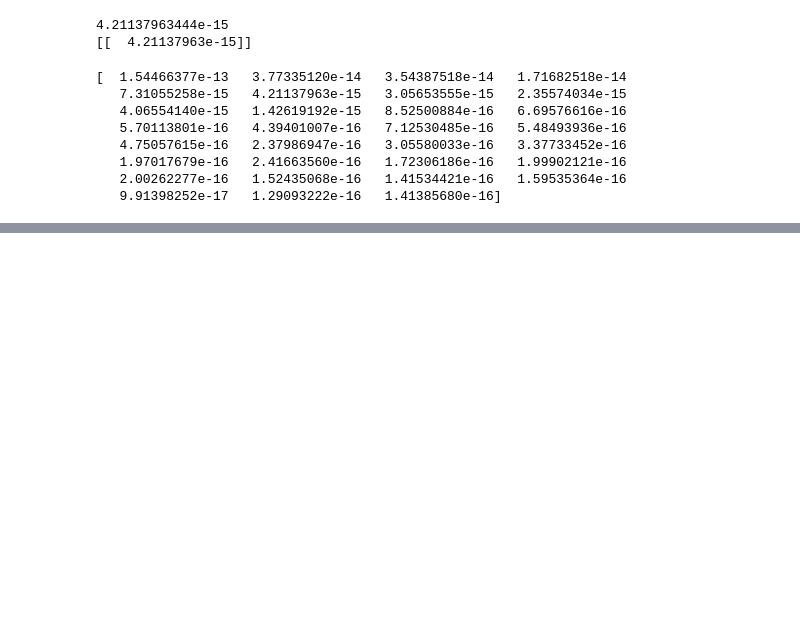
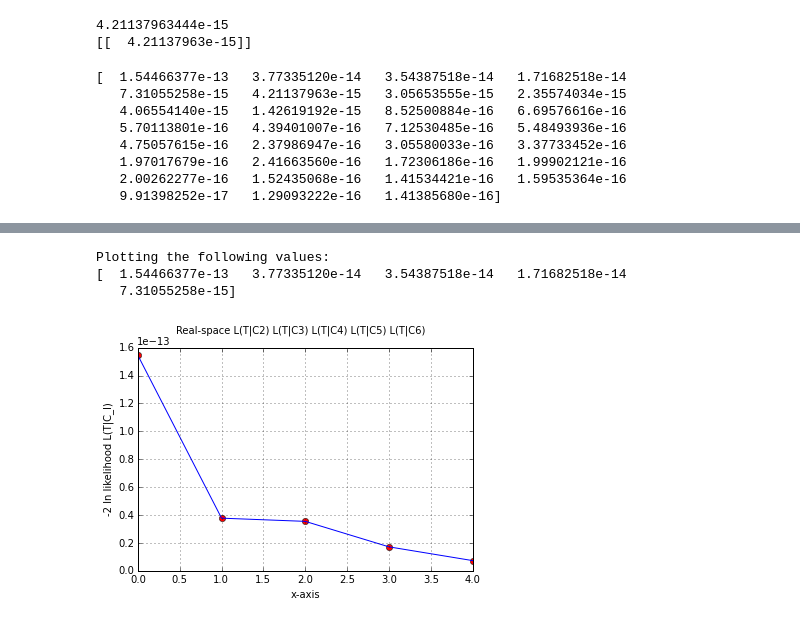
Before and after one commit to evanbiederstedt/CMBintheLikeHoodz, a Jupyter notebook: Likelihood_Comparison/June29_CMB_Likelihoods_2015.ipynb, the cells around one changed output, grey strips where cells are left out. Saved outputs shown, nothing was run; the diff lists cells and outputs as text; code cells hidden in the pictures; blank space fills up the shorter version.

```diff
--- a/Likelihood_Comparison/June29_CMB_Likelihoods_2015.ipynb
+++ b/Likelihood_Comparison/June29_CMB_Likelihoods_2015.ipynb
@@ -747,0 +762,20 @@ plt.plot(xx,yy)  # Plot Likelihood(T | C_l)
+# %%
+# Now plot only the values L(T|C2) L(T|C3) L(T|C4) L(T|C5) L(T|C6)
+
+print "Plotting the following values: "
+print str(likevalues[:5])
+
+y2 = likevalues[:5]
+
+fig2 = plt.figure()
+plt.plot(y2, 'ro')
+plt.plot(y2)
+fig2.suptitle('Real-space L(T|C2) L(T|C3) L(T|C4) L(T|C5) L(T|C6)')
+plt.xlabel('x-axis')
+plt.ylabel('-2 ln likelihood L(T|C_l)')
+plt.grid()
+# %% [output]
+Plotting the following values:
+[  1.54466377e-13   3.77335120e-14   3.54387518e-14   1.71682518e-14
+   7.31055258e-15]
+[figure, added]
```
Also changed, not shown: parts of 13 cells of this notebook.
